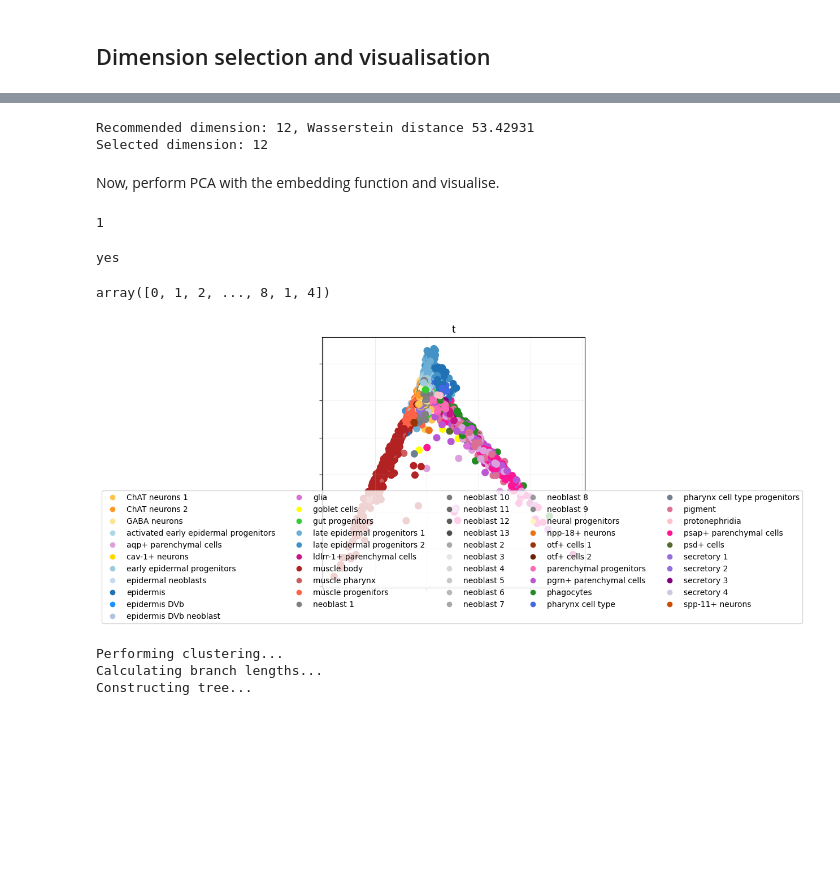
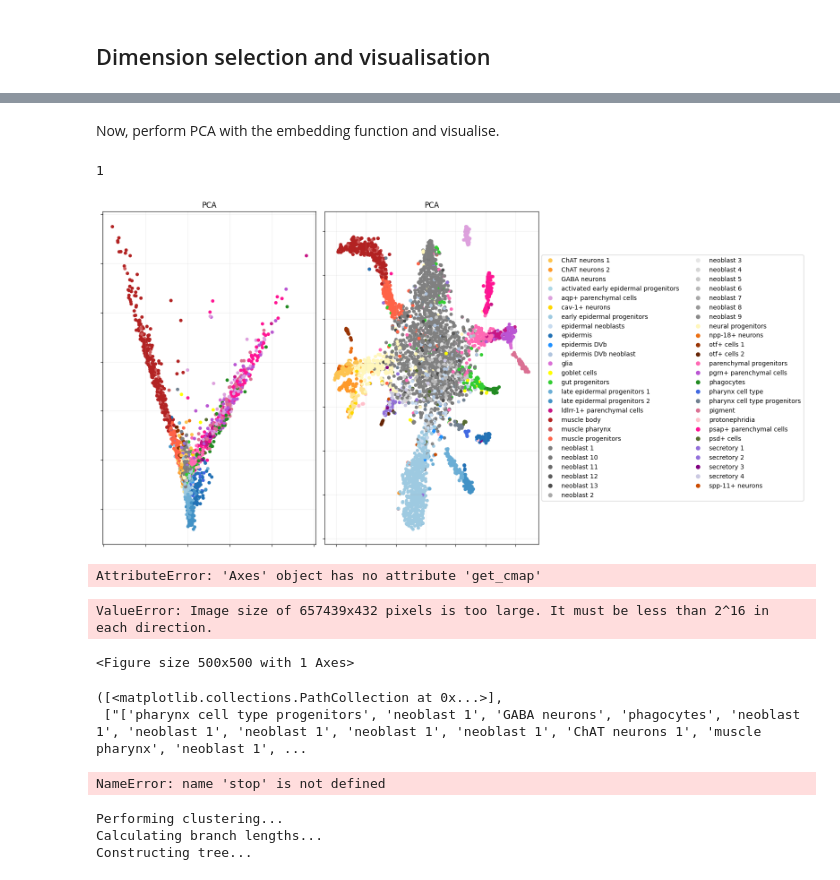
Before and after one commit to pyemb/pyemb, a Jupyter notebook: docs/source/tutorials/planaria.ipynb, the cells around one changed output, grey strips where cells are left out. Drawn from its saved outputs; the diff is of its cells as text; code cells hidden in the pictures; blank space fills up the shorter version.

```diff
--- a/docs/source/tutorials/planaria.ipynb
+++ b/docs/source/tutorials/planaria.ipynb
@@ -29,26 +29,16 @@ Perform dimension selection using Wasserstein distances, see [1](https://arxiv.o
 # %%
-ws, dim = eb.wasserstein_dimension_select(Y, range(50), split=0.5)
-print("Selected dimension: {}".format(dim))
+# ws, dim = eb.wasserstein_dimension_select(Y, range(20), split=0.5)
+# print("Selected dimension: {}".format(dim))
+dim = 14
-# %% [output]
-Recommended dimension: 12, Wasserstein distance 53.42931
-Selected dimension: 12
 # %% [markdown]
 Now, perform PCA with the embedding function and visualise.
 # %%
 zeta = p**-.5 * eb.embed(Y, d=dim, version='full')
-# %%
-len([0])
-# %% [output]
-1
-# %%
-if isinstance(pd.factorize(labels)[0], np.ndarray):
-    print('yes')
-# %% [output]
-yes
-# %%
-pd.factorize(labels)[0]
-# %% [output]
-array([0, 1, 2, ..., 8, 1, 4])
+# %%
+## TSNE
+from sklearn.manifold import TSNE
+
+tsne = TSNE(n_components=2, perplexity = 30).fit_transform(zeta)
 # %%
 import matplotlib.pyplot as plt
 def snapshot_plot(
@@ -156,0 +174,21 @@ def snapshot_plot(
+# %%
+pca_fig, axs = snapshot_plot(
+    embedding = [zeta[:,:2],tsne],
+    n = n,
+    node_labels = labels.tolist(),
+    c = colors,
+    add_legend=True,
+    title = ['PCA','tSNE'],
+    max_legend_cols = 2,
+    figsize_scale = 8,
+    # Apply other matplotlib settings
+    s=20,
+)
+plt.tight_layout()
+# %% [output]
+1
+[figure, added]
+# %%
+axs.get_cmap()
+# %% [output]
+AttributeError: 'Axes' object has no attribute 'get_cmap'
@@ -157,21 +199,28 @@ def snapshot_plot(
 # %%
-pca_fig = snapshot_plot(
+pca_fig, axs = snapshot_plot(
     embedding = zeta,
     n = n,
-    node_labels = labels,
+    node_labels = labels.tolist(),
     c = colors,
-    points_of_interest = [0],
-    point_labels = 'time',
     add_legend=True,
     legend_adjust=-0.1,
 
     # Apply other matplotlib settings
-    cmap='tab20',
     s=70,
 )
 plt.tight_layout()
 # %% [output]
-[figure, removed]
+ValueError: Image size of 657439x432 pixels is too large. It must be less than 2^16 in each direction.
+<Figure size 500x500 with 1 Axes>
+# %%
+axs.get_legend_handles_labels()
+# %% [output]
+([<matplotlib.collections.PathCollection at 0x...>],
+ ["['pharynx cell type progenitors', 'neoblast 1', 'GABA neurons', 'phagocytes', 'neoblast 1', 'neoblast 1', 'neoblast 1', 'neoblast 1', 'neoblast 1', 'ChAT neurons 1', 'muscle pharynx', 'neoblast 1', ...
+# %%
+stop
+# %% [output]
+NameError: name 'stop' is not defined
 # %%
 tree = eb.ConstructTree(zeta, epsilon=0.25)
 tree.fit()
```
Also changed, not shown: parts of 3 cells of this notebook, 9 other files.
